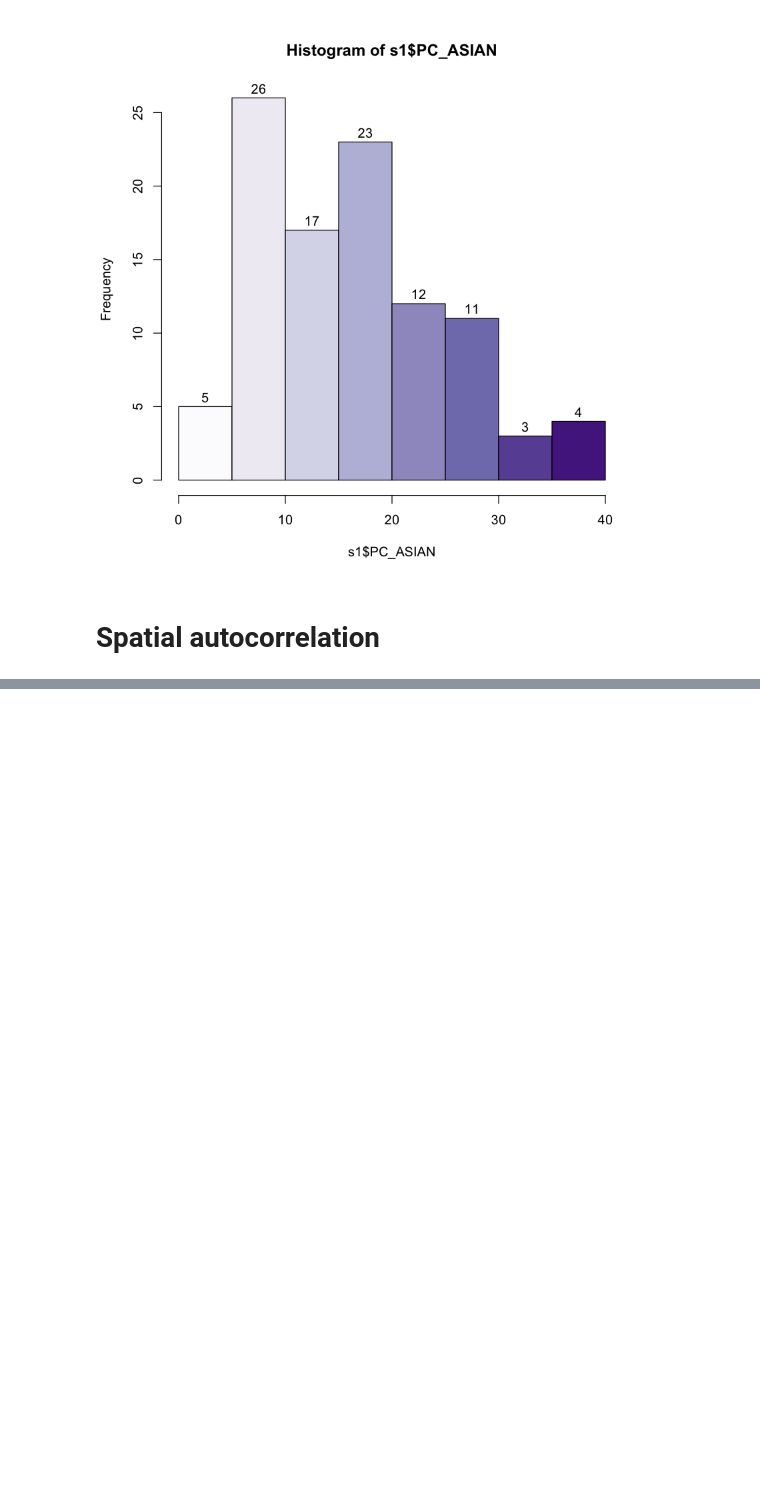
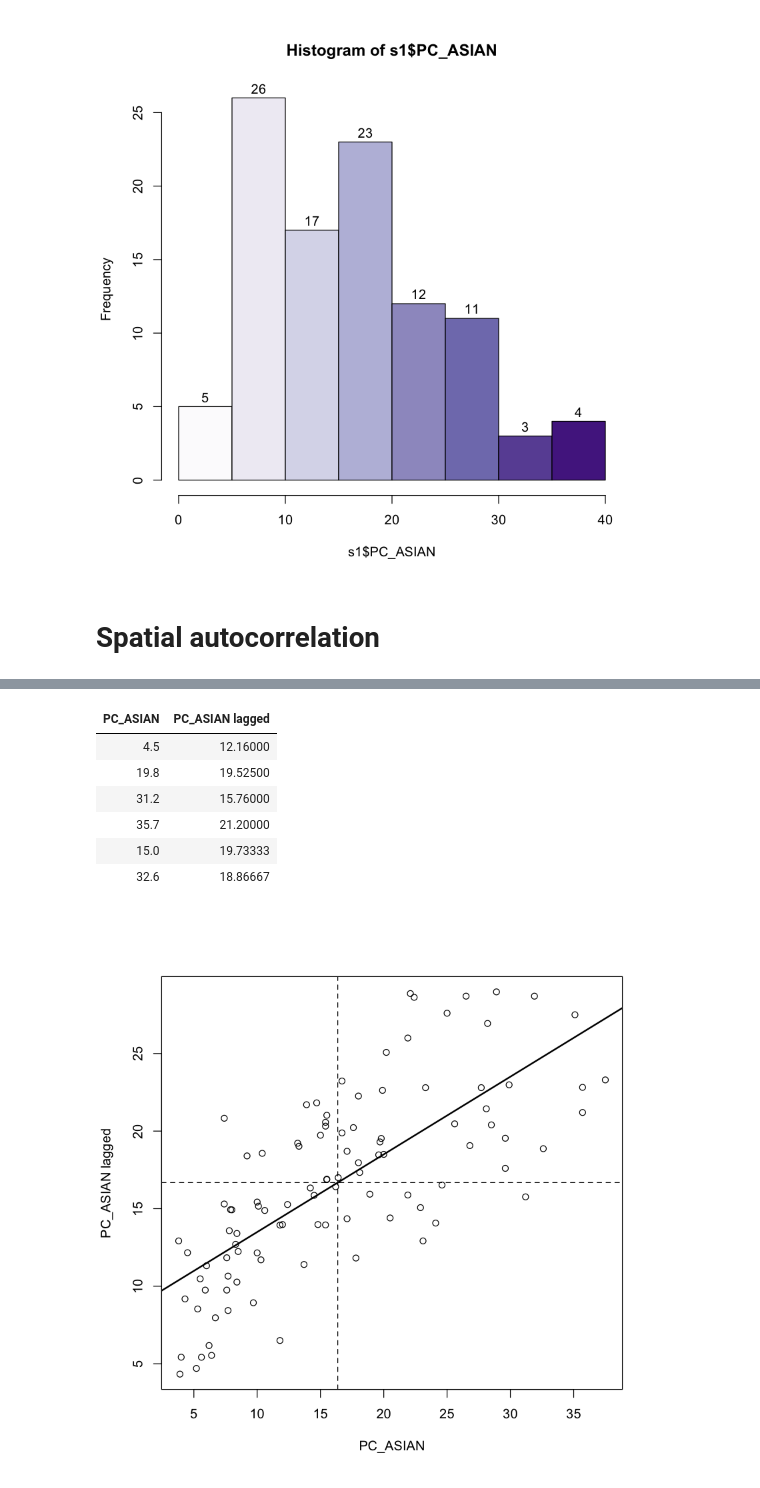
Before and after one commit to xrwang/geog187-notebooks, a Jupyter notebook: lab1-spatial autocorrelation.ipynb, the cells around one changed output, grey strips where cells are left out. Cells and saved outputs as stored; diff of their text form; code cells hidden in the pictures; blank space fills up the shorter version.

Commit message:
morans i

```diff
--- a/lab1-spatial autocorrelation.ipynb
+++ b/lab1-spatial autocorrelation.ipynb
@@ -192,0 +259,25 @@ hist(s1$PC_ASIAN, freq = TRUE, right=TRUE, labels=TRUE,col=pal)
+# %%
+#manual computation
+
+#n is the number of observations (length of our dataset)
+n <- length(s1)
+
+y <- s1$PC_ASIAN
+ybar <- mean(y)
+
+yi <- rep(dy, each=n)
+yj <- rep(dy)
+yiyj <- yi * yj
+
+pm <- matrix(yiyj, ncol=n)
+
+pmw <- pm * wm
+
+spmw <- sum(pmw)
+
+smw <- sum(wm)
+sw  <- spmw / smw
+vr <- n / sum(dy^2)
+MI <- vr * sw
+#Morans I
+cat("Moran's I is", MI)
@@ -192,0 +357,27 @@ hist(s1$PC_ASIAN, freq = TRUE, right=TRUE, labels=TRUE,col=pal)
+# %%
+#moran's scatterplot
+
+n <- length(s1)
+ms <- cbind(id=rep(1:n, each=n), y=rep(y, each=n), value=as.vector(wm * y))
+# %%
+ms <- ms[ms[,3] > 0, ]
+
+ams <- aggregate(ms[,2:3], list(ms[,1]), FUN=mean)
+ams <- ams[,-1]
+colnames(ams) <- c('PC_ASIAN', 'PC_ASIAN lagged')
+head(ams)
+
+plot(ams)
+reg <- lm(ams[,2] ~ ams[,1])
+abline(reg, lwd=2)
+abline(h=mean(ams[,2]), lt=2)
+abline(v=ybar, lt=2)
+# %% [output]
+| PC_ASIAN | PC_ASIAN lagged |
+| 4.5 | 12.16000 |
+| 19.8 | 19.52500 |
+| 31.2 | 15.76000 |
+| 35.7 | 21.20000 |
+| 15.0 | 19.73333 |
+| 32.6 | 18.86667 |
+[figure, added]
```
Also changed, not shown: parts of 18 cells of this notebook.
